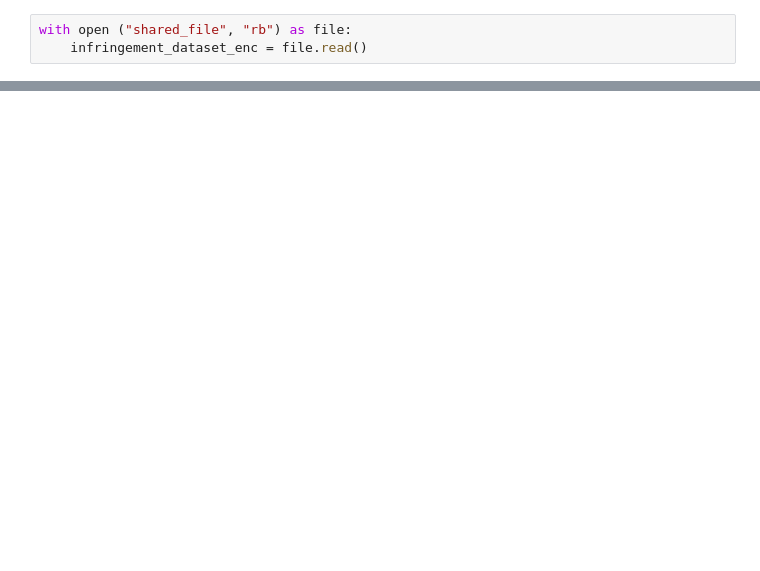
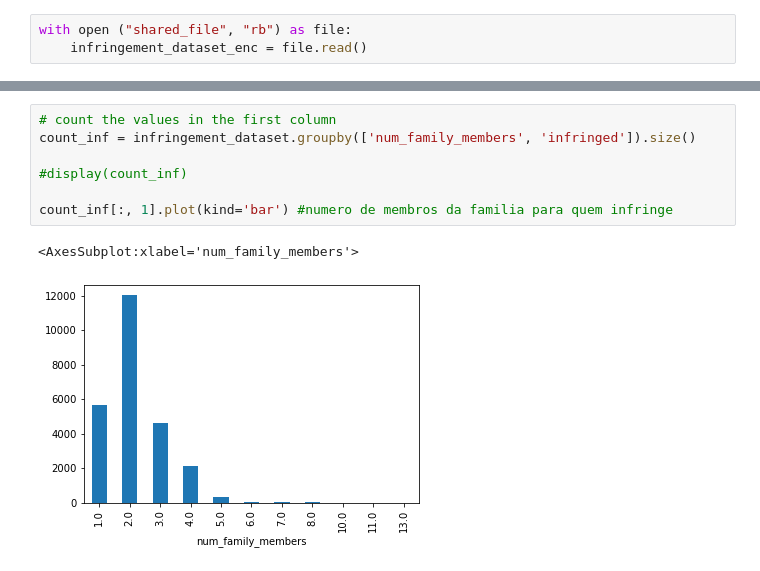
Before and after one commit to patii01/SP-Project, a Jupyter notebook: code/Delentture.ipynb, the cells around one changed output, grey strips where cells are left out. Cells and saved outputs as stored; diff of their text form; blank space fills up the shorter version.

```diff
--- a/code/Delentture.ipynb
+++ b/code/Delentture.ipynb
@@ -79,0 +124,10 @@ pd.read_csv(StringIO(aesgcm.decrypt(nonce, infringement_dataset_enc, None).decod
+# %%
+# count the values in the first column
+count_inf = infringement_dataset.groupby(['num_family_members', 'infringed']).size()
+
+#display(count_inf)
+
+count_inf[:, 1].plot(kind='bar') #numero de membros da familia para quem infringe
+# %% [output]
+<AxesSubplot:xlabel='num_family_members'>
+[figure, added]
```
Also changed, not shown: parts of 8 cells of this notebook.
